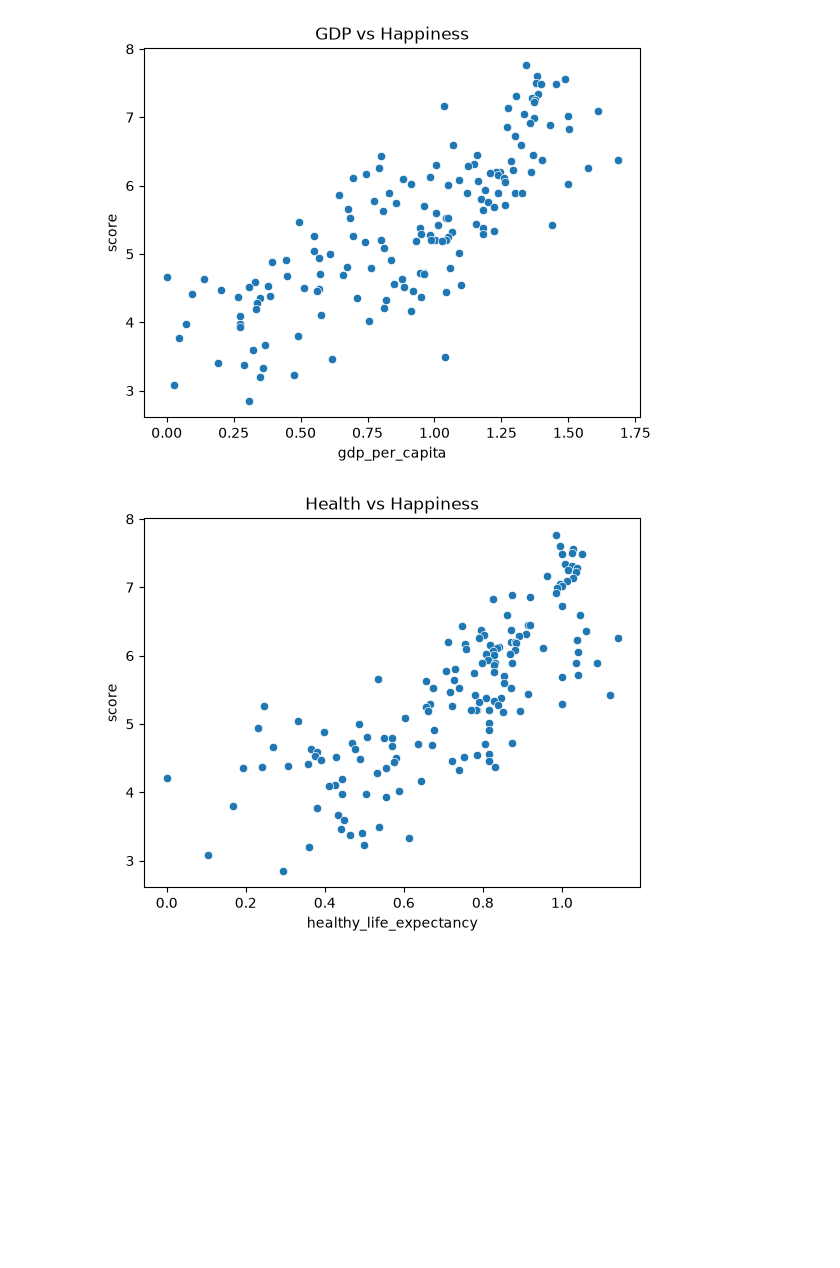
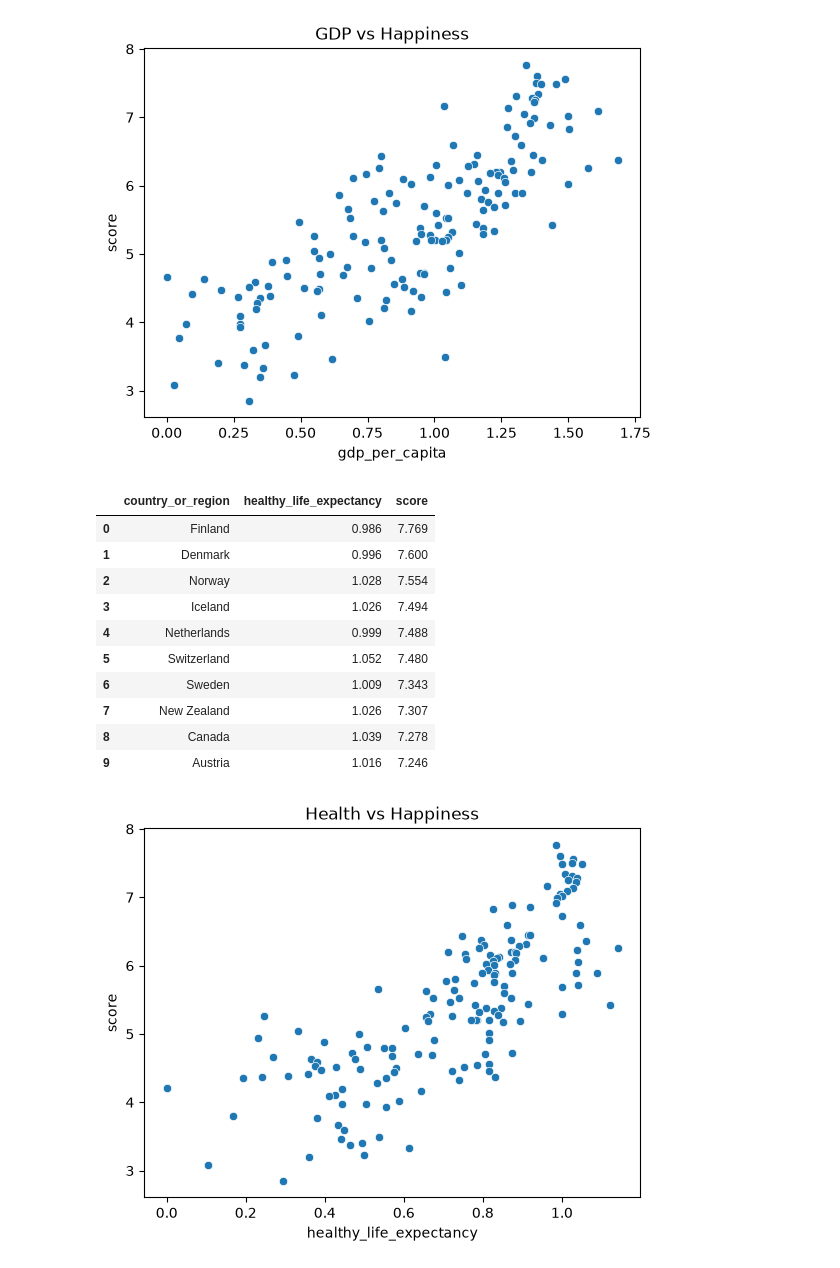
Before and after one commit to kavyaOntiAIEngineer/AI-Training, a Jupyter notebook: 2026-07-09/worldHappinessReport/worldHappinessReport.ipynb, the cells around one changed output. Cells and saved outputs as stored; diff of their text form; code cells hidden in the pictures; blank space fills up the shorter version.

```diff
--- a/2026-07-09/worldHappinessReport/worldHappinessReport.ipynb
+++ b/2026-07-09/worldHappinessReport/worldHappinessReport.ipynb
@@ -230,6 +323,31 @@ plt.title(
 plt.show()
 # %% [output]
 [figure]
+# %%
+# %%
+
+health_table = df[
+    [
+        "country_or_region",
+        "healthy_life_expectancy",
+        "score"
+    ]
+]
+
+
+health_table.head(10)
+# %% [output]
+|  | country_or_region | healthy_life_expectancy | score |
+| 0 | Finland | 0.986 | 7.769 |
+| 1 | Denmark | 0.996 | 7.600 |
+| 2 | Norway | 1.028 | 7.554 |
+| 3 | Iceland | 1.026 | 7.494 |
+| 4 | Netherlands | 0.999 | 7.488 |
+| 5 | Switzerland | 1.052 | 7.480 |
+| 6 | Sweden | 1.009 | 7.343 |
+| 7 | New Zealand | 1.026 | 7.307 |
+| 8 | Canada | 1.039 | 7.278 |
+| 9 | Austria | 1.016 | 7.246 |
 # %%
 # Health vs Happiness
 
```
Also changed, not shown: parts of 8 cells of this notebook, 3 other files.
